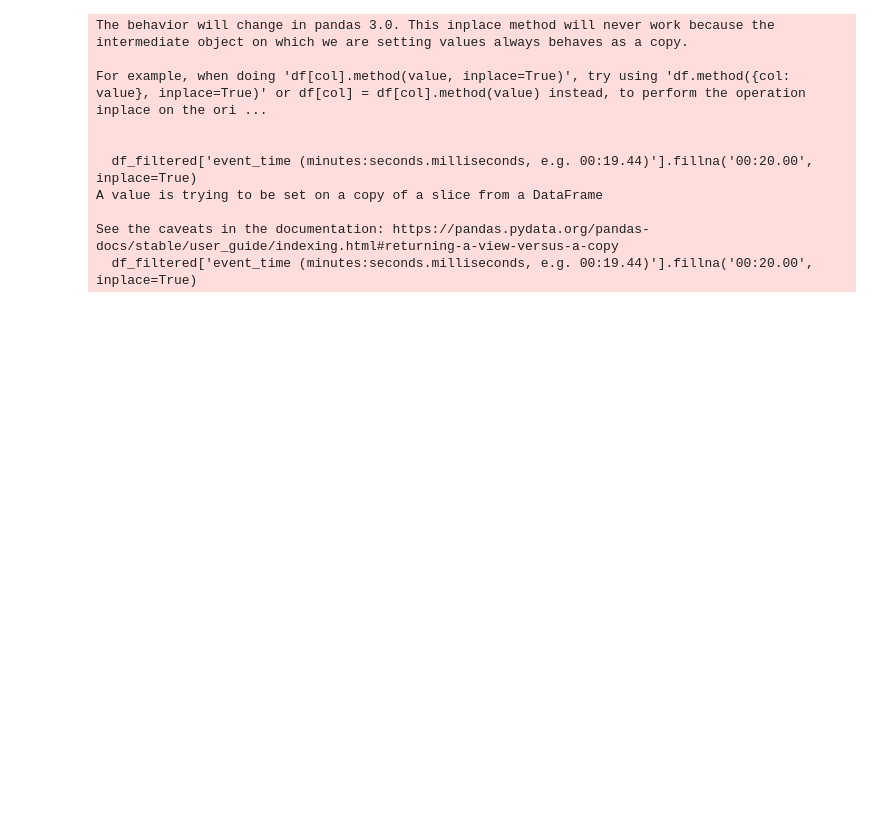
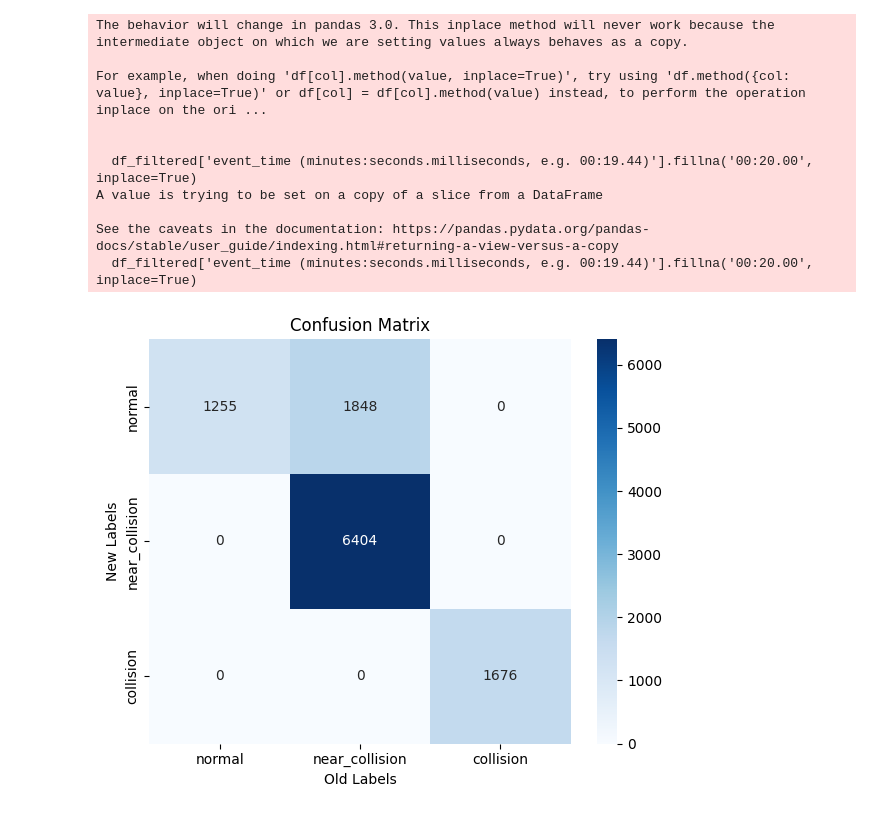
Before and after one commit to getnexar/vision_collision_detection, a Jupyter notebook: load_labels_encord.ipynb, the cells around one changed output. Drawn from its saved outputs; the diff is of its cells as text; code cells hidden in the pictures; blank space fills up the shorter version.

```diff
--- a/load_labels_encord.ipynb
+++ b/load_labels_encord.ipynb
@@ -73,20 +73,32 @@ plt.show()
 # %%
 df_filtered = df_clean[
     (df_clean['event_type'] == df_clean['video_type']) |
     ((df_clean['event_type'] == 'normal') & (df_clean['video_type'] == 'near_collision'))
 ]
 df_filtered
 df_filtered['event_time (minutes:seconds.milliseconds, e.g. 00:19.44)'].fillna('00:20.00', inplace=True)
+
+cm = confusion_matrix(df_filtered['event_type'], df_filtered['video_type'], labels=labels)
+
+# Plot with custom axis labels
+plt.figure(figsize=(6, 5))
+sns.heatmap(cm, annot=True, fmt='d', cmap='Blues', xticklabels=labels, yticklabels=labels)
+plt.xlabel('Old Labels')
+plt.ylabel('New Labels')
+plt.title('Confusion Matrix')
+plt.tight_layout()
+plt.show()
 # %% [output]
 The behavior will change in pandas 3.0. This inplace method will never work because the intermediate object on which we are setting values always behaves as a copy.
 
 For example, when doing 'df[col].method(value, inplace=True)', try using 'df.method({col: value}, inplace=True)' or df[col] = df[col].method(value) instead, to perform the operation inplace on the ori ...
 
 
   df_filtered['event_time (minutes:seconds.milliseconds, e.g. 00:19.44)'].fillna('00:20.00', inplace=True)
 A value is trying to be set on a copy of a slice from a DataFrame
 
 See the caveats in the documentation: https://pandas.pydata.org/pandas-docs/stable/user_guide/indexing.html#returning-a-view-versus-a-copy
   df_filtered['event_time (minutes:seconds.milliseconds, e.g. 00:19.44)'].fillna('00:20.00', inplace=True)
+[figure, added]
 # %%
 df_filtered['video_path'] = df_filtered['video_filename']
```
Also changed, not shown: parts of 13 cells of this notebook, 2 other files.
